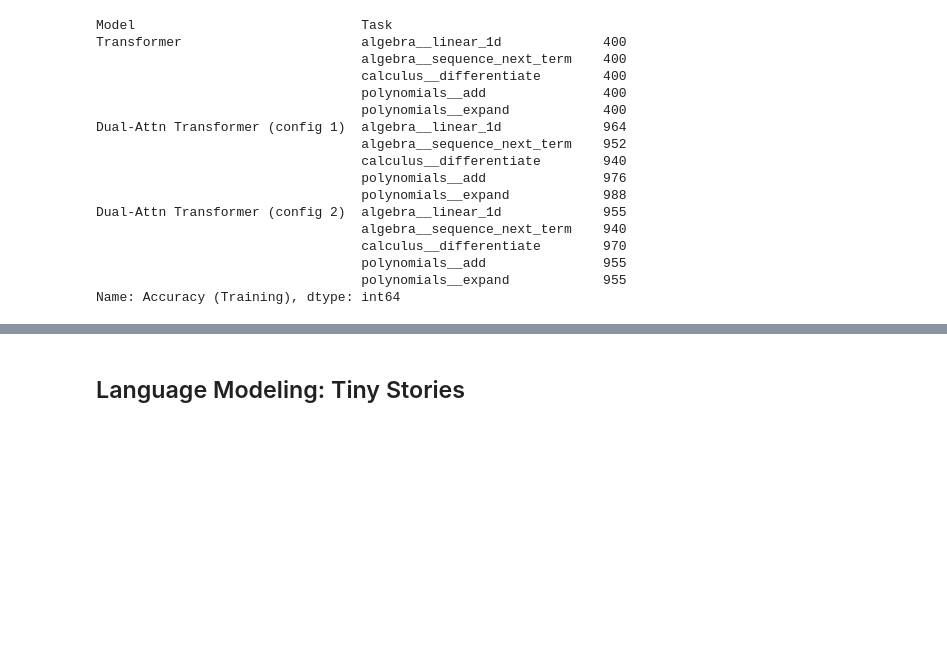
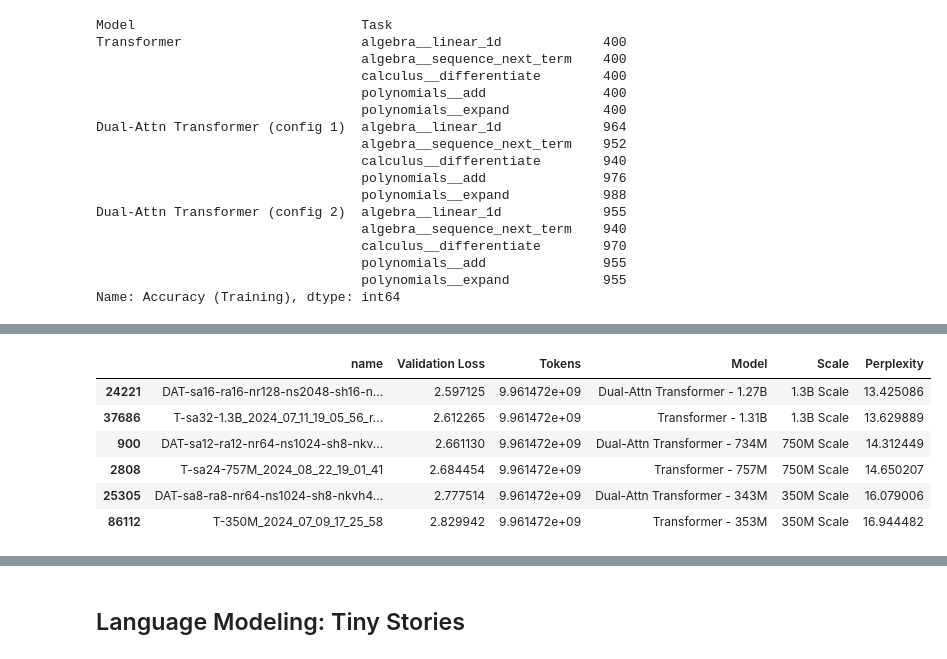
Before and after one commit to Awni00/abstract_transformer, a Jupyter notebook: figure_generation/figure_generation_plotly.ipynb, the cells around one changed output, grey strips where cells are left out. Saved outputs shown, nothing was run; the diff lists cells and outputs as text; code cells hidden in the pictures; blank space fills up the shorter version.

Commit message:
added fineweb to plotly figures

```diff
--- a/figure_generation/figure_generation_plotly.ipynb
+++ b/figure_generation/figure_generation_plotly.ipynb
@@ -371,0 +374,3 @@ with open(f'{save_dir}/math_training_curves.json', 'w') as f:
+# %%
+figure_data = pd.read_csv('figure_data/fineweb/run_histories.csv')
+figure_data.head()
@@ -371,0 +386,82 @@ with open(f'{save_dir}/math_training_curves.json', 'w') as f:
+# %%
+# NOTE: resumption of DAT-sa16-ra16-nr128-ns2048-sh16-nkvh8-1.27B_2024_07_31_08_52_58 is ongoing TODO: add when completed
+name_map = {
+    # 1.3B Scale
+    'T-sa32-1.3B_2024_07_11_19_05_56': 'Transformer - 1.31B',
+    'T-sa32-1.3B_2024_07_11_19_05_56_resumed_2024_07_26_18_41_46': 'Transformer - 1.31B',
+    # 'DAT-sa16-ra16-nr64-ns512-sh16-nkvh8-1.27B_2024_07_24_09_41_58': f'{our_model_name} - 1.27B',
+    'DAT-sa16-ra16-nr128-ns2048-sh16-nkvh8-1.27B_2024_07_31_08_52_58': f'{our_model_name} - 1.27B',
+    'DAT-sa16-ra16-nr128-ns2048-sh16-nkvh8-1.27B_2024_07_31_08_52_58_resumed_2024_08_19_15_26_57': f'{our_model_name} - 1.27B',
+
+    # 'DAT-sa16-ra16-nr64-ns2048-sh8-nkvh8-1.27B_2024_07_28_00_48_29': f'{our_model_name} - 1.27B',
+    # 'DAT-sa16-ra16-nr64-ns2048-sh8-1.37B_2024_07_22_18_31_43': f'{our_model_name} - 1.37B',
+
+    # 750M scale
+    'T-sa24-757M_2024_08_22_19_01_41': 'Transformer - 757M',
+    'DAT-sa12-ra12-nr64-ns1024-sh8-nkvh6-734M_2024_08_21_07_48_32': f'{our_model_name} - 734M',
+    'DAT-sa12-ra12-nr64-ns1024-sh8-nkvh6-734M_2024_08_21_07_48_32_resumed_2024_08_23_16_14_12': f'{our_model_name} - 734M',
+
+    # 350M scale
+    'T-350M_2024_07_09_17_25_58': 'Transformer - 353M', # TODO check exact param count
+    # 'DAT-sa8-ra8-ns1024-sh8-nkvh4-343M_2024_07_19_13_50_14': f'{our_model_name} - 343M',
+    # 'DAT-sa8-ra8-ns1024-sh8-nkvh4-343M_2024_07_19_13_50_14_resumed_2024_07_26_18_49_04': f'{our_model_name} - 343M',
+    'DAT-sa8-ra8-nr64-ns1024-sh8-nkvh4-343M_2024_07_30_13_58_00': f'{our_model_name} - 343M',
+    'DAT-sa8-ra8-nr64-ns1024-sh8-nkvh4-343M_2024_07_30_13_58_00_resumed_2024_08_14_19_34_08': f'{our_model_name} - 343M',
+    # 'DAT-ra8sa8nr32-ns1024sh8-368M_2024_07_15_18_38_39': f'{our_model_name} - 368M', # TODO: decide precisely which models want here
+}
+
+cmap = plt.cm.tab20
+
+color_map_ = {
+    'Transformer - 1.31B': cmap(6), # red
+    f'{our_model_name} - 1.27B': cmap(0), # blue
+    # f'{our_model_name} - 1.37B': cmap(8), # purple
+
+    'Transformer - 757M': cmap(6), # lighter red
+    f'{our_model_name} - 734M': cmap(0),
+
+    'Transformer - 353M': cmap(6), # red
+    f'{our_model_name} - 343M': cmap(0), # blue
+    # f'{our_model_name} - 368M': cmap(8), # purple
+    }
+
+color_map = {k: convert_to_plotly_color(color_map_[k]) for k in color_map_}
+
+scale_map = {
+    'Transformer - 1.31B': '1.3B Scale',
+    f'{our_model_name} - 1.27B': '1.3B Scale',
+
+    'Transformer - 757M': '750M Scale',
+    f'{our_model_name} - 734M': '750M Scale',
+
+    'Transformer - 353M': '350M Scale',
+    f'{our_model_name} - 343M': '350M Scale',
+    }
+
+# models = color_map_.keys()
+
+figure_data = figure_data[figure_data.name.isin(name_map.keys())]
+figure_data = figure_data[['name', 'loss/val', 'tokens']].dropna()
+
+figure_data = figure_data.rename(columns={
+    # 'symbol_type': 'Symbol Type', 'symmetric_rels': 'Symmetric RA',
+    'loss/val': 'Validation Loss', 'tokens': 'Tokens'})
+
+
+figure_data['Model'] = pd.Categorical(figure_data['name'].map(name_map), list(set(name_map.values())), ordered=True)
+
+figure_data['Scale'] = figure_data['Model'].map(scale_map)
+
+figure_data['Perplexity'] = figure_data['Validation Loss'].apply(np.exp)
+
+# figure_data = figure_data[['Model', 'Tokens', 'Perplexity']].dropna()
+
+figure_data[figure_data.Tokens==figure_data.Tokens.max()].sort_values('Perplexity')
+# %% [output]
+|  | name | Validation Loss | Tokens | Model | Scale | Perplexity |
+| 24221 | DAT-sa16-ra16-nr128-ns2048-sh16-n... | 2.597125 | 9.961472e+09 | Dual-Attn Transformer - 1.27B | 1.3B Scale | 13.425086 |
+| 37686 | T-sa32-1.3B_2024_07_11_19_05_56_r... | 2.612265 | 9.961472e+09 | Transformer - 1.31B | 1.3B Scale | 13.629889 |
+| 900 | DAT-sa12-ra12-nr64-ns1024-sh8-nkv... | 2.661130 | 9.961472e+09 | Dual-Attn Transformer - 734M | 750M Scale | 14.312449 |
+| 2808 | T-sa24-757M_2024_08_22_19_01_41 | 2.684454 | 9.961472e+09 | Transformer - 757M | 750M Scale | 14.650207 |
+| 25305 | DAT-sa8-ra8-nr64-ns1024-sh8-nkvh4... | 2.777514 | 9.961472e+09 | Dual-Attn Transformer - 343M | 350M Scale | 16.079006 |
+| 86112 | T-350M_2024_07_09_17_25_58 | 2.829942 | 9.961472e+09 | Transformer - 353M | 350M Scale | 16.944482 |
```
Also changed, not shown: parts of 6 cells of this notebook.
